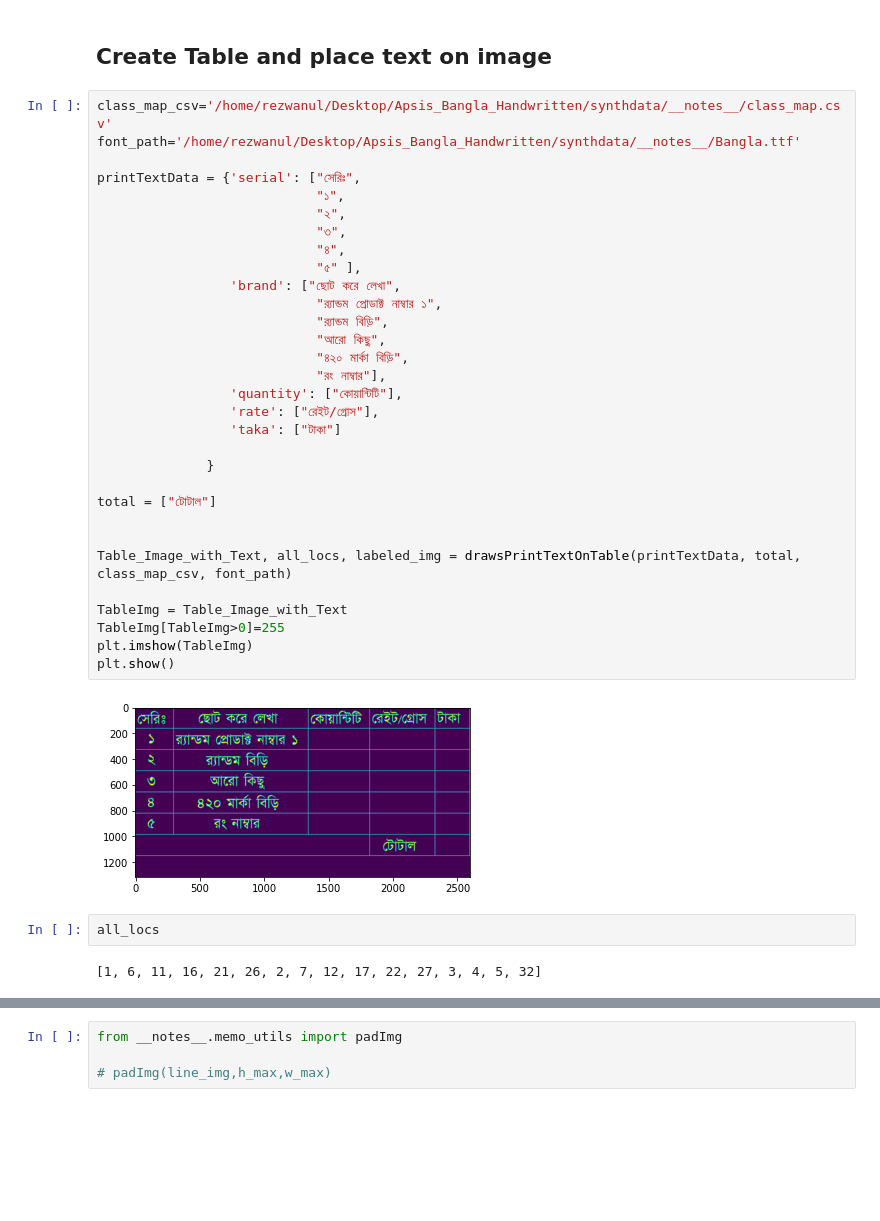
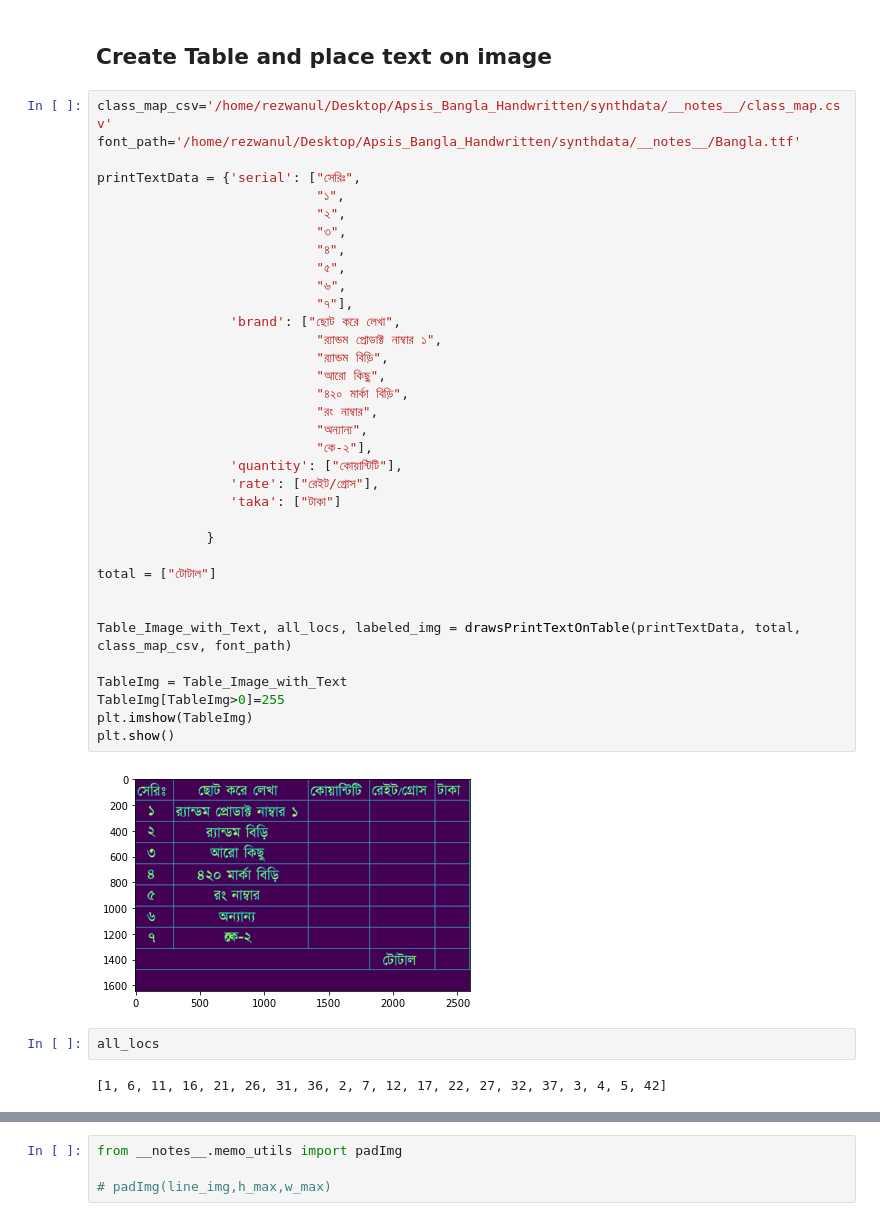
Before and after one commit to mnansary/apsis-detection, a Jupyter notebook: debug_rezwan.ipynb, the cells around one changed output, grey strips where cells are left out. Saved outputs shown, nothing was run; the diff lists cells and outputs as text; blank space fills up the shorter version.

```diff
--- a/debug_rezwan.ipynb
+++ b/debug_rezwan.ipynb
@@ -18,37 +37,41 @@ from __notes__.memo_utils import drawsPrintTextOnTable
 # %%
 class_map_csv='/home/rezwanul/Desktop/Apsis_Bangla_Handwritten/synthdata/__notes__/class_map.csv'
 font_path='/home/rezwanul/Desktop/Apsis_Bangla_Handwritten/synthdata/__notes__/Bangla.ttf'
 
 printTextData = {'serial': ["সেরিঃ",
                             "১",
                             "২",
                             "৩",
                             "৪",
-                            "৫" ],
+                            "৫",
+                            "৬",
+                            "৭"],
                  'brand': ["ছোট করে লেখা",
                             "র‍্যান্ডম প্রোডাক্ট নাম্বার ১",
                             "র‍্যান্ডম বিড়ি",
                             "আরো কিছু",
                             "৪২০ মার্কা বিড়ি",
-                            "রং নাম্বার"],
+                            "রং নাম্বার",
+                            "অন্যান্য",
+                            "কে-২"],
                  'quantity': ["কোয়ান্টিটি"],
                  'rate': ["রেইট/গ্রোস"],
                  'taka': ["টাকা"]
 
               }
 
 total = ["টোটাল"]
 
 
 Table_Image_with_Text, all_locs, labeled_img = drawsPrintTextOnTable(printTextData, total, class_map_csv, font_path)
 
 TableImg = Table_Image_with_Text
 TableImg[TableImg>0]=255
 plt.imshow(TableImg)
 plt.show()
 # %% [output]
-[figure, old version]
+[figure, new version]
 # %%
 all_locs
 # %% [output]
-[1, 6, 11, 16, 21, 26, 2, 7, 12, 17, 22, 27, 3, 4, 5, 32]
+[1, 6, 11, 16, 21, 26, 31, 36, 2, 7, 12, 17, 22, 27, 32, 37, 3, 4, 5, 42]
```
Also changed, not shown: parts of 19 cells of this notebook.
